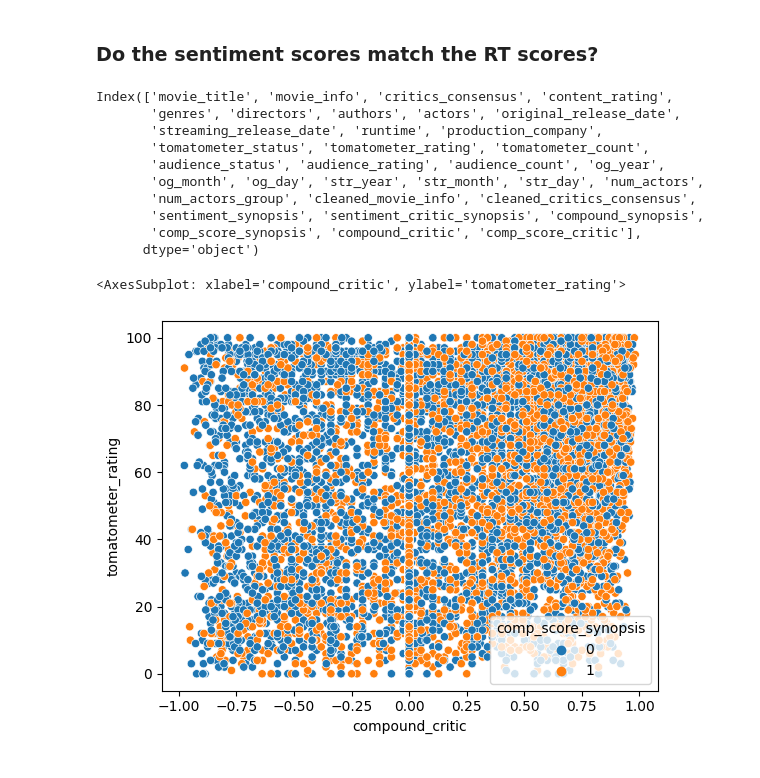
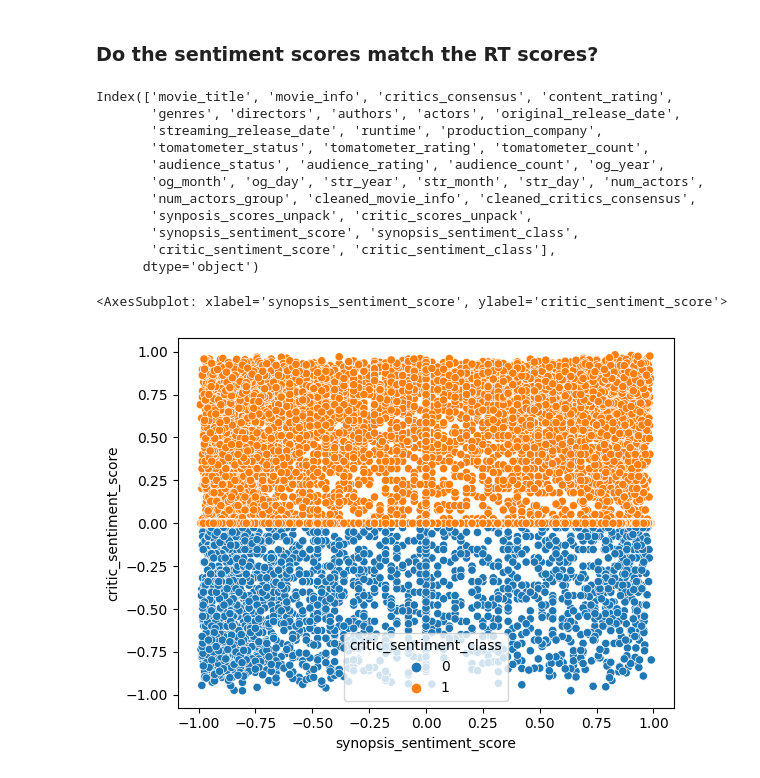
Before and after one commit to statzenthusiast921/rotten-tomatoes-analysis, a Jupyter notebook: notebooks/Rotten Tomatoes EDA 01.16.23.ipynb, the cells around one changed output. Drawn from its saved outputs; the diff is of its cells as text; code cells hidden in the pictures.

Commit message:
cleaned up variable names

```diff
--- a/notebooks/Rotten Tomatoes EDA 01.16.23.ipynb
+++ b/notebooks/Rotten Tomatoes EDA 01.16.23.ipynb
@@ -395,8 +395,10 @@ import nltk
 nltk.download('vader_lexicon')
 from nltk.sentiment.vader import SentimentIntensityAnalyzer
 sia = SentimentIntensityAnalyzer()
-df['sentiment_synopsis'] = df['cleaned_movie_info'].map(lambda x: sia.polarity_scores(x))
-df['sentiment_synopsis'].head(4)
+df['synposis_scores_unpack'] = df['cleaned_movie_info'].map(lambda x: sia.polarity_scores(x))
+df['critic_scores_unpack'] = df['cleaned_critics_consensus'].map(lambda x: sia.polarity_scores(x))
+
+df.head(2)
 # %% [output]
 [nltk_data] Downloading package vader_lexicon to
 [nltk_data]     /Users/jonzimmerman/nltk_data...
@@ -409,3 +409,0 @@ Name: sentiment_synopsis, dtype: object
-# %%
-df['sentiment_critic_synopsis'] = df['cleaned_critics_consensus'].map(lambda x: sia.polarity_scores(x))
-df['sentiment_critic_synopsis'].head(4)
@@ -418,6 +410,6 @@ Name: sentiment_critic_synopsis, dtype: object
 # %%
-df['compound_synopsis']  = df['sentiment_synopsis'].apply(lambda score_dict: score_dict['compound'])
-df['comp_score_synopsis'] = df['compound_synopsis'].apply(lambda x: 1 if x >=0 else 0)
+df['synopsis_sentiment_score']  = df['synposis_scores_unpack'].apply(lambda score_dict: score_dict['compound'])
+df['synopsis_sentiment_class'] = df['synopsis_sentiment_score'].apply(lambda x: 1 if x >=0 else 0)
 df.head(2)
 # %% [output]
 |  | movie_title | movie_info | critics_consensus | content_rating | genres | directors | authors | actors | ... |
@@ -425,8 +417,8 @@ df.head(2)
 | 1 | Please Give | Kate (Catherine Keener) and her h... | Nicole Holofcener's newest might ... | R | Comedy | Nicole Holofcener | Nicole Holofcener | Catherine Keener, Amanda Peet, Ol... | ... |
 2 rows × 32 columns
 # %%
-df['compound_critic']  = df['sentiment_critic_synopsis'].apply(lambda score_dict: score_dict['compound'])
-df['comp_score_critic'] = df['compound_critic'].apply(lambda x: 1 if x >=0 else 0)
+df['critic_sentiment_score']  = df['critic_scores_unpack'].apply(lambda score_dict: score_dict['compound'])
+df['critic_sentiment_class'] = df['critic_sentiment_score'].apply(lambda x: 1 if x >=0 else 0)
 df.head(2)
 # %% [output]
 |  | movie_title | movie_info | critics_consensus | content_rating | genres | directors | authors | actors | ... |
@@ -445,14 +437,15 @@ Index(['movie_title', 'movie_info', 'critics_consensus', 'content_rating',
        'audience_status', 'audience_rating', 'audience_count', 'og_year',
        'og_month', 'og_day', 'str_year', 'str_month', 'str_day', 'num_actors',
        'num_actors_group', 'cleaned_movie_info', 'cleaned_critics_consensus',
-       'sentiment_synopsis', 'sentiment_critic_synopsis', 'compound_synopsis',
-       'comp_score_synopsis', 'compound_critic', 'comp_score_critic'],
+       'synposis_scores_unpack', 'critic_scores_unpack',
+       'synopsis_sentiment_score', 'synopsis_sentiment_class',
+       'critic_sentiment_score', 'critic_sentiment_class'],
       dtype='object')
 # %%
-sns.scatterplot(x="compound_critic",
-                    y="tomatometer_rating",
-                    hue="comp_score_synopsis",
+sns.scatterplot(x="synopsis_sentiment_score",
+                    y="critic_sentiment_score",
+                    hue="critic_sentiment_class",
                     data=df)
 # %% [output]
-<AxesSubplot: xlabel='compound_critic', ylabel='tomatometer_rating'>
+<AxesSubplot: xlabel='synopsis_sentiment_score', ylabel='critic_sentiment_score'>
-[figure, old version]
+[figure, new version]
```
Also changed, not shown: parts of 13 cells of this notebook.
